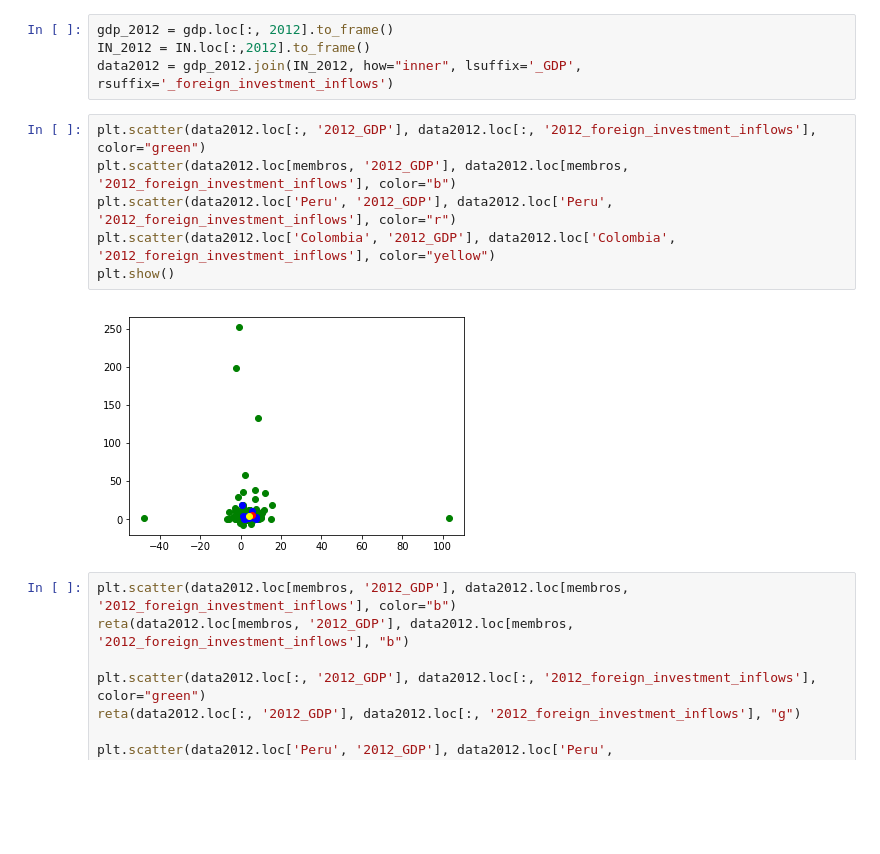
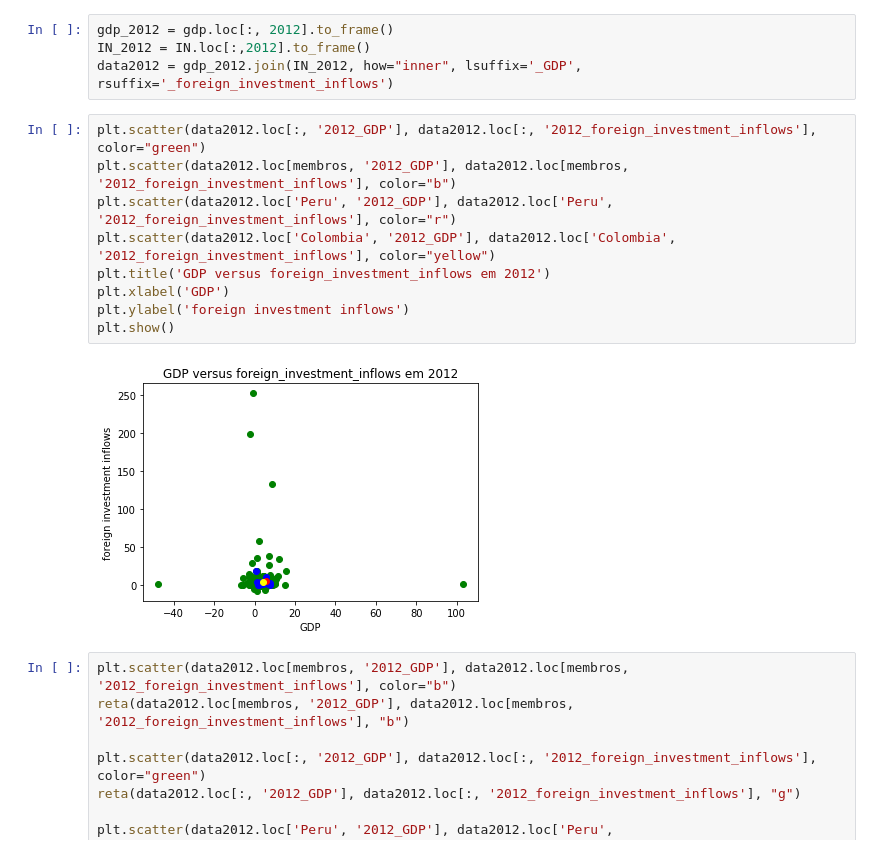
Before and after one commit to giovannacampedelli/Projeto-1-, a Jupyter notebook: Projeto 1 - Versão 3 Giovanna Campedelli.ipynb, the cells around one changed output. Drawn from its saved outputs; the diff is of its cells as text; blank space fills up the shorter version.

```diff
--- a/Projeto 1 - Versão 3 Giovanna Campedelli.ipynb
+++ b/Projeto 1 - Versão 3 Giovanna Campedelli.ipynb
@@ -302,11 +316,14 @@ data2012 = gdp_2012.join(IN_2012, how="inner", lsuffix='_GDP', rsuffix='_foreign
 # %%
 plt.scatter(data2012.loc[:, '2012_GDP'], data2012.loc[:, '2012_foreign_investment_inflows'], color="green")
 plt.scatter(data2012.loc[membros, '2012_GDP'], data2012.loc[membros, '2012_foreign_investment_inflows'], color="b")
 plt.scatter(data2012.loc['Peru', '2012_GDP'], data2012.loc['Peru', '2012_foreign_investment_inflows'], color="r")
 plt.scatter(data2012.loc['Colombia', '2012_GDP'], data2012.loc['Colombia', '2012_foreign_investment_inflows'], color="yellow")
+plt.title('GDP versus foreign_investment_inflows em 2012')
+plt.xlabel('GDP')
+plt.ylabel('foreign investment inflows')
 plt.show()
 # %% [output]
-[figure, old version]
+[figure, new version]
 # %%
 plt.scatter(data2012.loc[membros, '2012_GDP'], data2012.loc[membros, '2012_foreign_investment_inflows'], color="b")
 reta(data2012.loc[membros, '2012_GDP'], data2012.loc[membros, '2012_foreign_investment_inflows'], "b")
```
Also changed, not shown: parts of 15 cells of this notebook.
